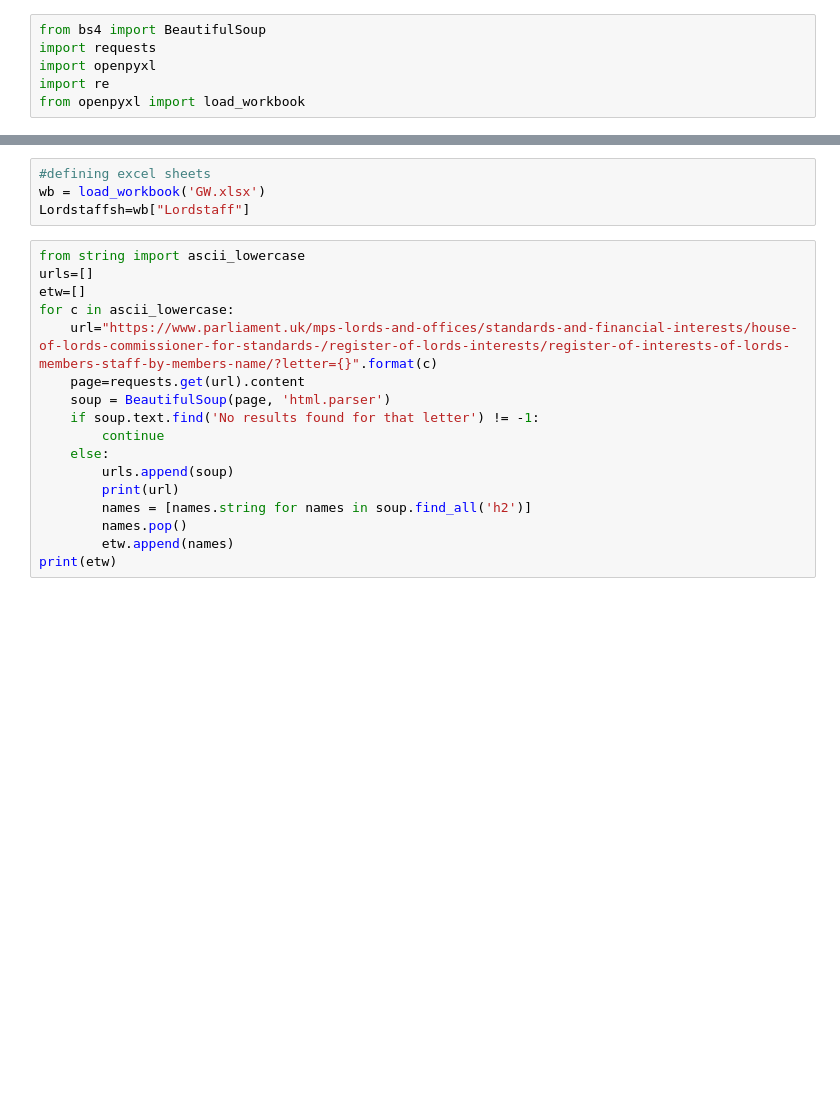
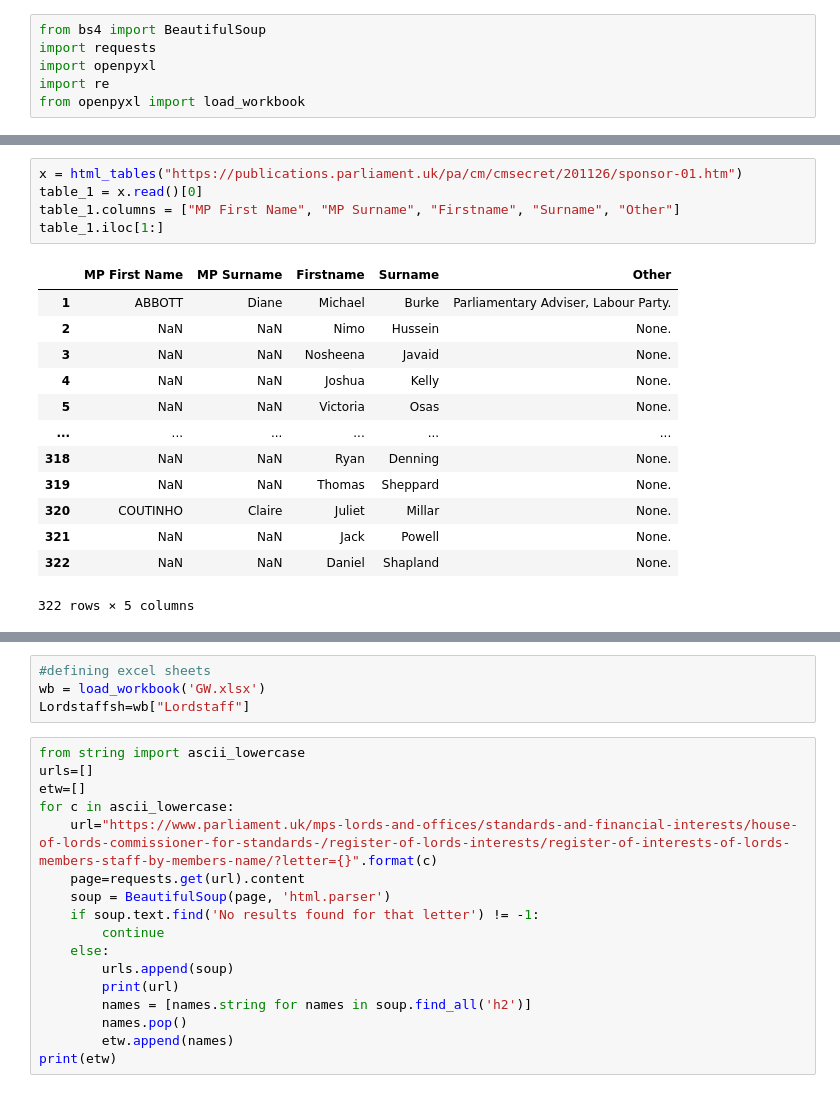
Before and after one commit to notaflyingtoy/Email-Scrapers, a Jupyter notebook: MPs and Lords staff.ipynb, the cells around one changed output, grey strips where cells are left out. Saved outputs shown, nothing was run; the diff lists cells and outputs as text; blank space fills up the shorter version.

```diff
--- a/MPs and Lords staff.ipynb
+++ b/MPs and Lords staff.ipynb
@@ -112,6 +99,25 @@ class html_tables(object):
             self.tables.append(df)
 
         return(self.tables)
+# %%
+x = html_tables("https://publications.parliament.uk/pa/cm/cmsecret/201126/sponsor-01.htm")
+table_1 = x.read()[0]
+table_1.columns = ["MP First Name", "MP Surname", "Firstname", "Surname", "Other"]
+table_1.iloc[1:]
+# %% [output]
+|  | MP First Name | MP Surname | Firstname | Surname | Other |
+| 1 | ABBOTT | Diane | Michael | Burke | Parliamentary Adviser, Labour Party. |
+| 2 | NaN | NaN | Nimo | Hussein | None. |
+| 3 | NaN | NaN | Nosheena | Javaid | None. |
+| 4 | NaN | NaN | Joshua | Kelly | None. |
+| 5 | NaN | NaN | Victoria | Osas | None. |
+| ... | ... | ... | ... | ... | ... |
+| 318 | NaN | NaN | Ryan | Denning | None. |
+| 319 | NaN | NaN | Thomas | Sheppard | None. |
+| 320 | COUTINHO | Claire | Juliet | Millar | None. |
+| 321 | NaN | NaN | Jack | Powell | None. |
+| 322 | NaN | NaN | Daniel | Shapland | None. |
+322 rows × 5 columns
 # %%
 #mps staff
 url1 = "https://publications.parliament.uk/pa/cm/cmsecret/sponsor-01.htm"
```
Also changed, not shown: parts of 2 cells of this notebook, 11 other files.
